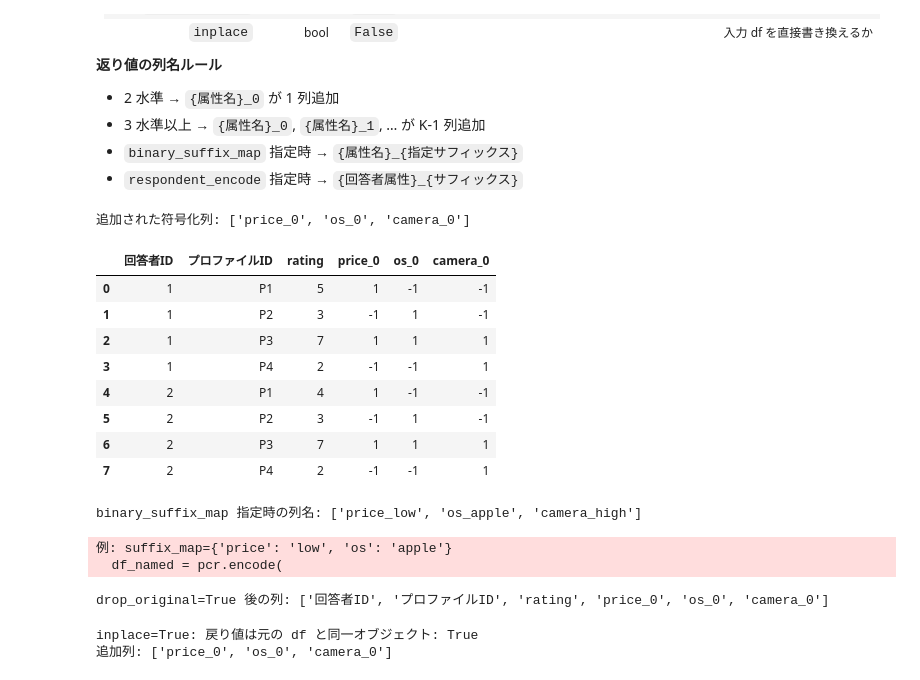
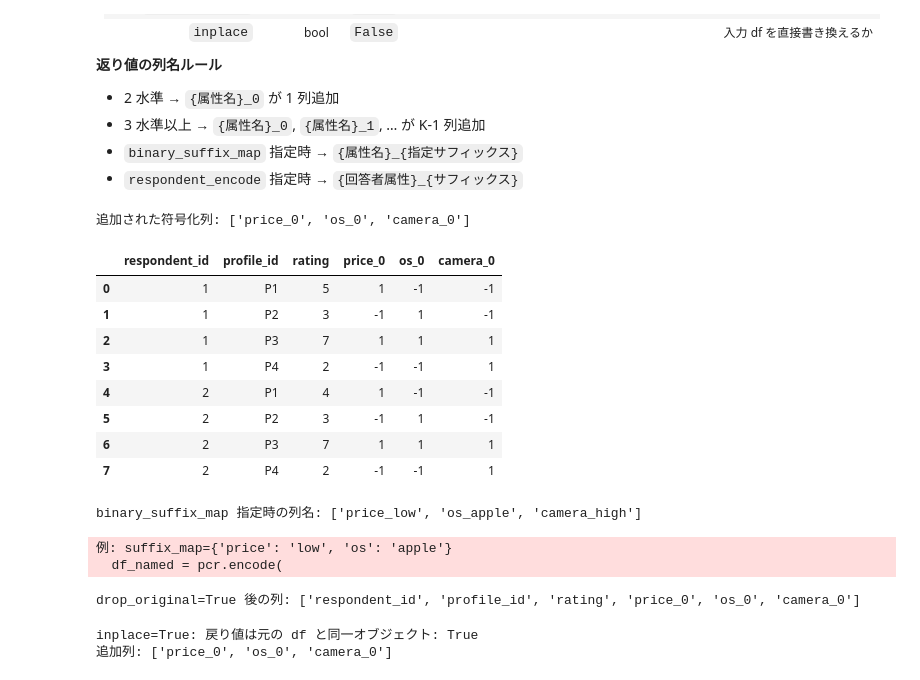
Before and after one commit to Py4Conjoint/py4conjoint, a Jupyter notebook: examples/overview.ipynb, the cells around one changed output. Drawn from its saved outputs; the diff is of its cells as text; code cells hidden in the pictures.

```diff
--- a/examples/overview.ipynb
+++ b/examples/overview.ipynb
@@ -69,8 +69,8 @@ for resp_id in range(1, 31):          # 30 人
         rating = max(1, min(7, rating))
         rows.append(
             {
-                "回答者ID": resp_id,
-                "プロファイルID": profile_id,
+                "respondent_id": resp_id,
+                "profile_id": profile_id,
                 "rating": rating,
                 "price": row["price"],
                 "os": row["os"],
@@ -79,7 +79,7 @@ for resp_id in range(1, 31):          # 30 人
         )
 df = pd.DataFrame(rows)
 
-print(f"行数: {len(df)} = {df['回答者ID'].nunique()} 人 × {len(cards)} プロファイル")
+print(f"行数: {len(df)} = {df['respondent_id'].nunique()} 人 × {len(cards)} プロファイル")
 df.head(8)
 # %% [output]
 行数: 120 = 30 人 × 4 プロファイル
@@ -220,20 +222,20 @@ if caught:
 # %%
 # 基本的な使い方
 df_coded = pcr.encode(
     df,
     reference_levels={
         "price":  10,        # 高い方を基準 → 安い方(6万)が +1
         "os":     "android",
         "camera": "標準",
     },
 )
 
 added_cols = [c for c in df_coded.columns if c not in df.columns]
 print("追加された符号化列:", added_cols)
-df_coded[["回答者ID", "プロファイルID", "rating", "price_0", "os_0", "camera_0"]].head(8)
+df_coded[["respondent_id", "profile_id", "rating", "price_0", "os_0", "camera_0"]].head(8)
 # %% [output]
 追加された符号化列: ['price_0', 'os_0', 'camera_0']
-|  | 回答者ID | プロファイルID | rating | price_0 | os_0 | camera_0 |
+|  | respondent_id | profile_id | rating | price_0 | os_0 | camera_0 |
 | 0 | 1 | P1 | 5 | 1 | -1 | -1 |
 | 1 | 1 | P2 | 3 | -1 | 1 | -1 |
 | 2 | 1 | P3 | 7 | 1 | 1 | 1 |
@@ -264,7 +266,7 @@ df_dropped = pcr.encode(
 )
 print("drop_original=True 後の列:", list(df_dropped.columns))
 # %% [output]
-drop_original=True 後の列: ['回答者ID', 'プロファイルID', 'rating', 'price_0', 'os_0', 'camera_0']
+drop_original=True 後の列: ['respondent_id', 'profile_id', 'rating', 'price_0', 'os_0', 'camera_0']
 # %%
 # inplace=True: 入力 df を直接書き換える（コピーを返さない）
 df_copy = df.copy()
```
Also changed, not shown: parts of 11 cells of this notebook, 9 other files.
